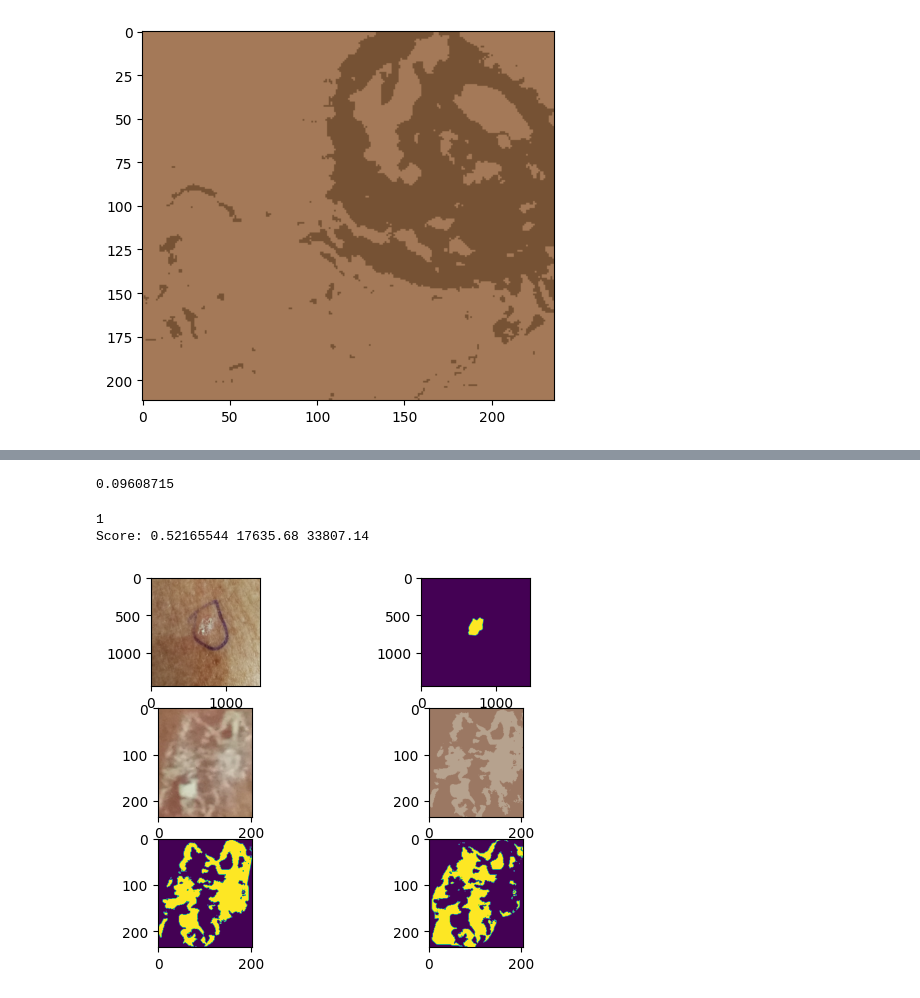
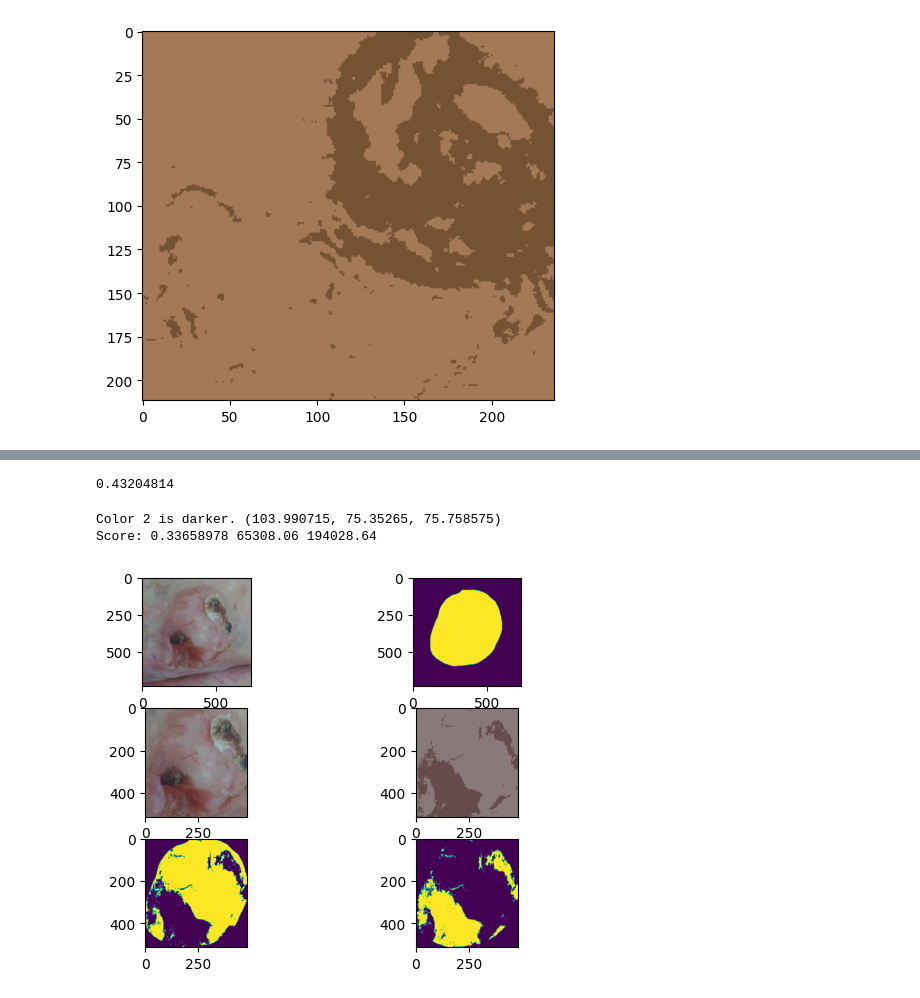
Before and after one commit to kjaer5555/mdasm-2024, a Jupyter notebook: APN.ipynb, the cells around one changed output, grey strips where cells are left out. Drawn from its saved outputs; the diff is of its cells as text; code cells hidden in the pictures.

```diff
--- a/APN.ipynb
+++ b/APN.ipynb
@@ -31,6 +30,7 @@ max_x = max(lesion_coords[0])
 min_y = min(lesion_coords[1])
 max_y = max(lesion_coords[1])
 cropped_lesion = rgb_img[min_x:max_x,min_y:max_y]
+cropped_lesion_mask=mask[min_x:max_x,min_y:max_y]
 image_shape=cropped_lesion.shape[:2]
 plt.imshow(cropped_lesion)
 # %% [output]
@@ -56,14 +79,11 @@ plt.imshow(my_result)
 # %%
-a=k_clust.cluster_centers_[segmentation_labels]
-print(segmentation_labels)
-a=a.reshape(cropped_lesion.shape)
-label_image = segmentation_labels.reshape(cropped_lesion.shape[:2])
+label_image = segmentation_labels.reshape(cropped_lesion_mask.shape[:2])
 plt.imshow(label_image==0)
-cluster_image_1 = np.zeros_like(cropped_lesion)
-cluster_image_2 = np.zeros_like(cropped_lesion)
+cluster_image_1 = np.zeros_like(cropped_lesion_mask)
+cluster_image_2 = np.zeros_like(cropped_lesion_mask)
 #cl1= cropped_lesion[label_image==0]
-cluster_image_1[label_image == 0] = cropped_lesion[label_image == 0]
-cluster_image_2[label_image == 1] = cropped_lesion[label_image == 1]
+cluster_image_1[label_image == 0] = cropped_lesion_mask[label_image == 0]
+cluster_image_2[label_image == 1] = cropped_lesion_mask[label_image == 1]
 #cl2 = cropped_lesion[label_image == 1]
 
 f, axarr = plt.subplots(1,2)
@@ -94,16 +114,25 @@ print(np.sum(cl1_dilated))
 # %%
-overlapping_area = np.sum(cropped_lesion * cluster_image_1)
-nonoverlapping_area = np.sum(cropped_lesion)-np.sum(cluster_image_1)
+overlapping_area = np.sum(cropped_lesion_mask * cluster_image_2)
+nonoverlapping_area = np.sum(cropped_lesion_mask)-np.sum(cluster_image_2)
 score =  overlapping_area/nonoverlapping_area
 print(score)
 # %% [output]
-0.09608715
+0.43204814
 # %%
-rgb_img = plt.imread("mdasm-2024\pictures\PAT_1429_1491_451.png")[:,:,:3]
-mask = plt.imread("mdasm-2024\groupR_masks\PAT_1429_1491_451_mask.png")
+rgb_img = plt.imread("pictures\PAT_460_894_429.png")[:,:,:3]
+mask = plt.imread("groupR_masks\PAT_460_894_429_mask.png")
 f, axarr = plt.subplots(3,2)
 axarr[0,0].imshow(rgb_img)
 axarr[0,1].imshow(mask)
+
+def is_darker(color1, color2):
+    # Convert colors to grayscale
+    gray1 = 0.299 * color1[0] + 0.587 * color1[1] + 0.114 * color1[2]
+    gray2 = 0.299 * color2[0] + 0.587 * color2[1] + 0.114 * color2[2]
+
+    # Compare grayscale values
+    return gray1 < gray2
+
 
 lesion_coords = np.where(mask != 0)
 min_x = min(lesion_coords[0])
@@ -121,40 +150,43 @@ reshape.shape
 k_clust=KMeans(n_clusters=2)
 k_clust.fit(reshape)
 segmentation_labels=k_clust.labels_
+centroids = k_clust.cluster_centers_
 
 seg_img=k_clust.cluster_centers_[segmentation_labels]
 my_result=seg_img.reshape(cropped_lesion.shape)
 #plt.imshow(my_result)
 axarr[1,1].imshow(my_result)
 
 label_image = segmentation_labels.reshape(cropped_lesion_mask.shape[:2])
 plt.imshow(label_image==0)
 cluster_image_1 = np.zeros_like(cropped_lesion_mask)
 cluster_image_2 = np.zeros_like(cropped_lesion_mask)
 #cl1= cropped_lesion[label_image==0]
 cluster_image_1[label_image == 0] = cropped_lesion_mask[label_image == 0]
 cluster_image_2[label_image == 1] = cropped_lesion_mask[label_image == 1]
 #cl2 = cropped_lesion[label_image == 1]
 
 
 axarr[2,0].imshow(cluster_image_1)
 axarr[2,1].imshow(cluster_image_2)
 
 area_cl1=np.sum(cluster_image_1)
 area_cl2=np.sum(cluster_image_2)
-if area_cl1>area_cl2:
-    print(1)
+
+
+if is_darker(tuple(centroids[0]), tuple(centroids[1])):
+    print("Color 1 is darker.", tuple(centroids[0]*255))
     major_cl=cluster_image_1
     overlapping_area = np.sum(cropped_lesion_mask * major_cl)
 
 else:
-    print(2)
+    print("Color 2 is darker.",tuple(centroids[1]*255))
     major_cl=cluster_image_2
     overlapping_area = np.sum(cropped_lesion_mask * major_cl)
 
 score =  overlapping_area/ np.sum(cropped_lesion_mask)
 print('Score:',score, overlapping_area, np.sum(cropped_lesion_mask))
 # %% [output]
-1
-Score: 0.52165544 17635.68 33807.14
+Color 2 is darker. (103.990715, 75.35265, 75.758575)
+Score: 0.33658978 65308.06 194028.64
-[figure, old version]
+[figure, new version]
```
Also changed, not shown: parts of 6 cells of this notebook.
